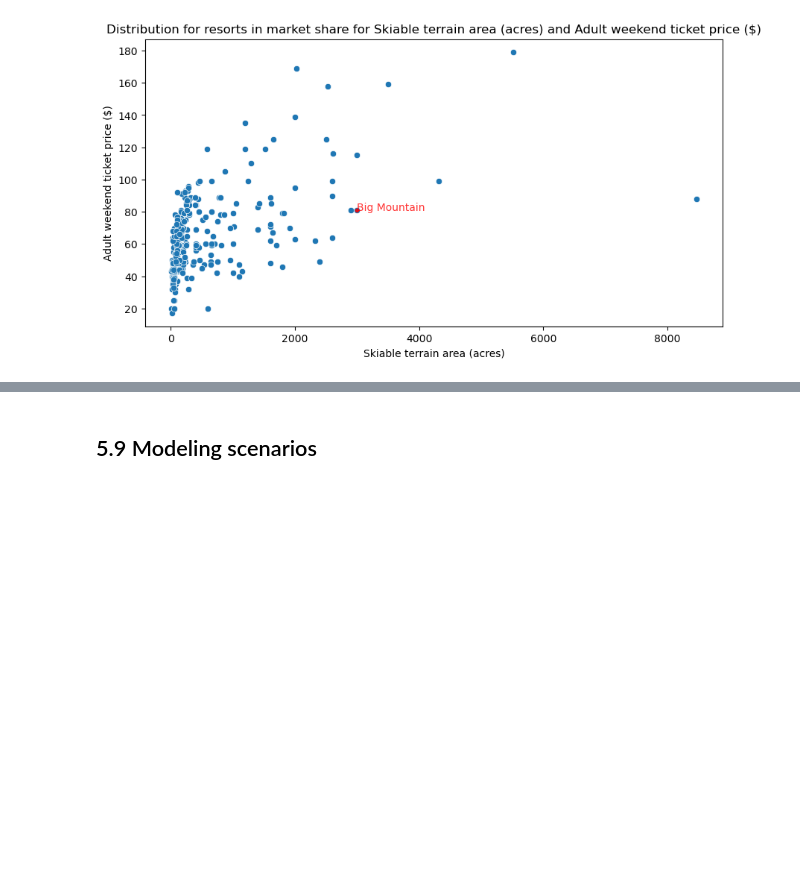
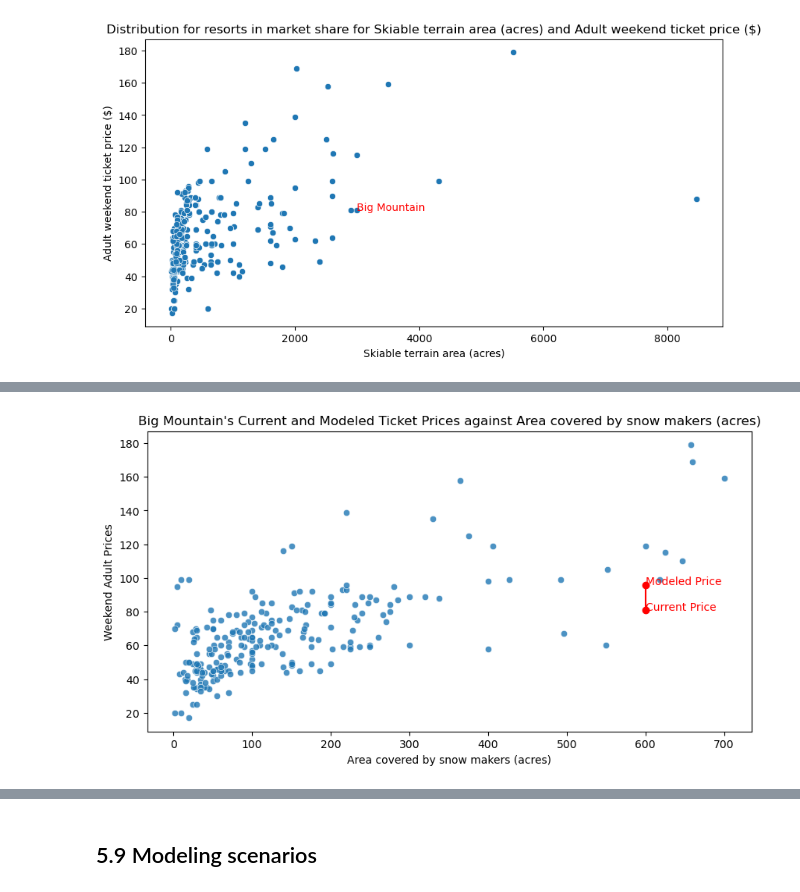
Before and after one commit to msc2106/DataScienceGuidedCapstone, a Jupyter notebook: Notebooks/05_modeling.ipynb, the cells around one changed output, grey strips where cells are left out. Cells and saved outputs as stored; diff of their text form; code cells hidden in the pictures; blank space fills up the shorter version.

```diff
--- a/Notebooks/05_modeling.ipynb
+++ b/Notebooks/05_modeling.ipynb
@@ -292,0 +343,8 @@ plt.show()
+# %%
+scatter_price(
+    'Snow Making_ac',
+    'Area covered by snow makers (acres)'
+)
+plt.show()
+# %% [output]
+[figure, added]
```
Also changed, not shown: parts of 4 cells of this notebook, 3 other files.
